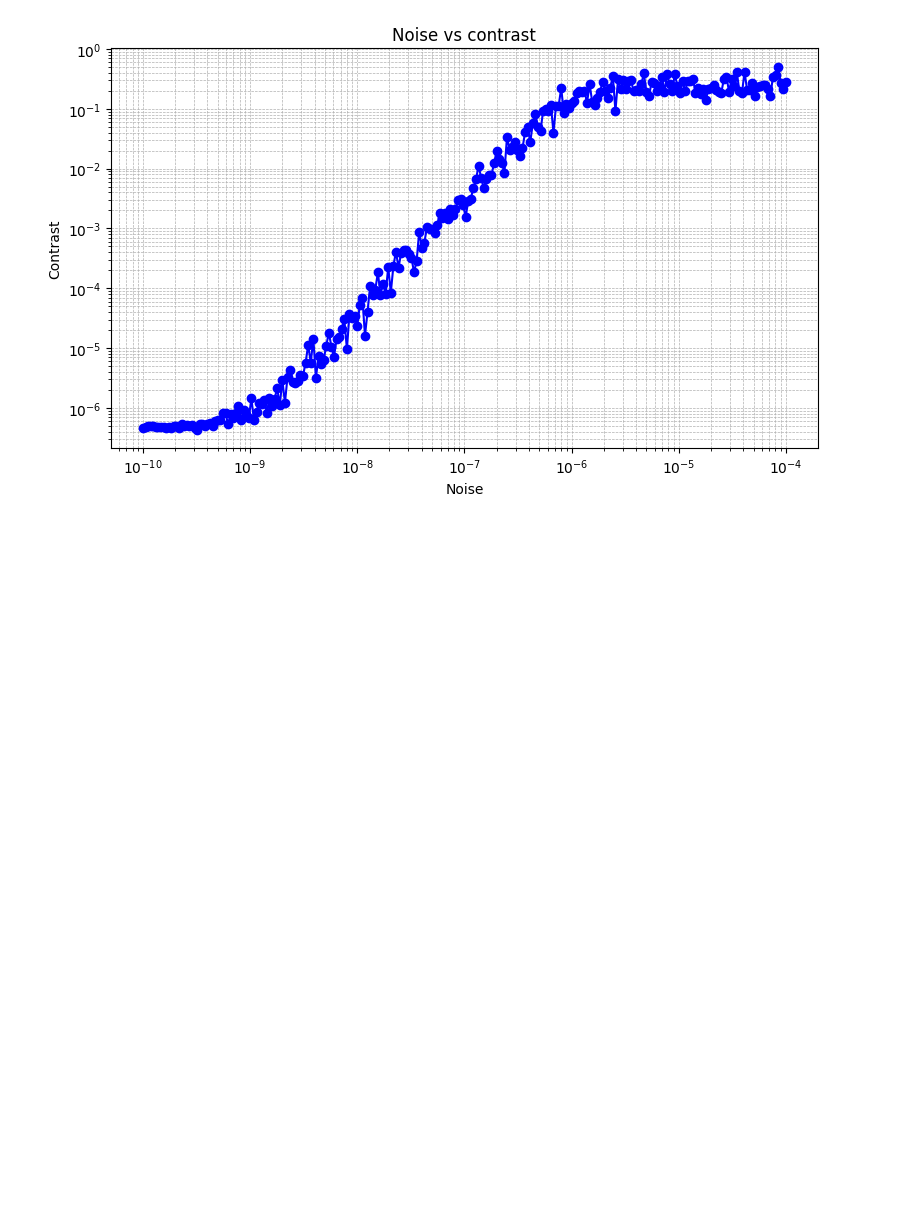
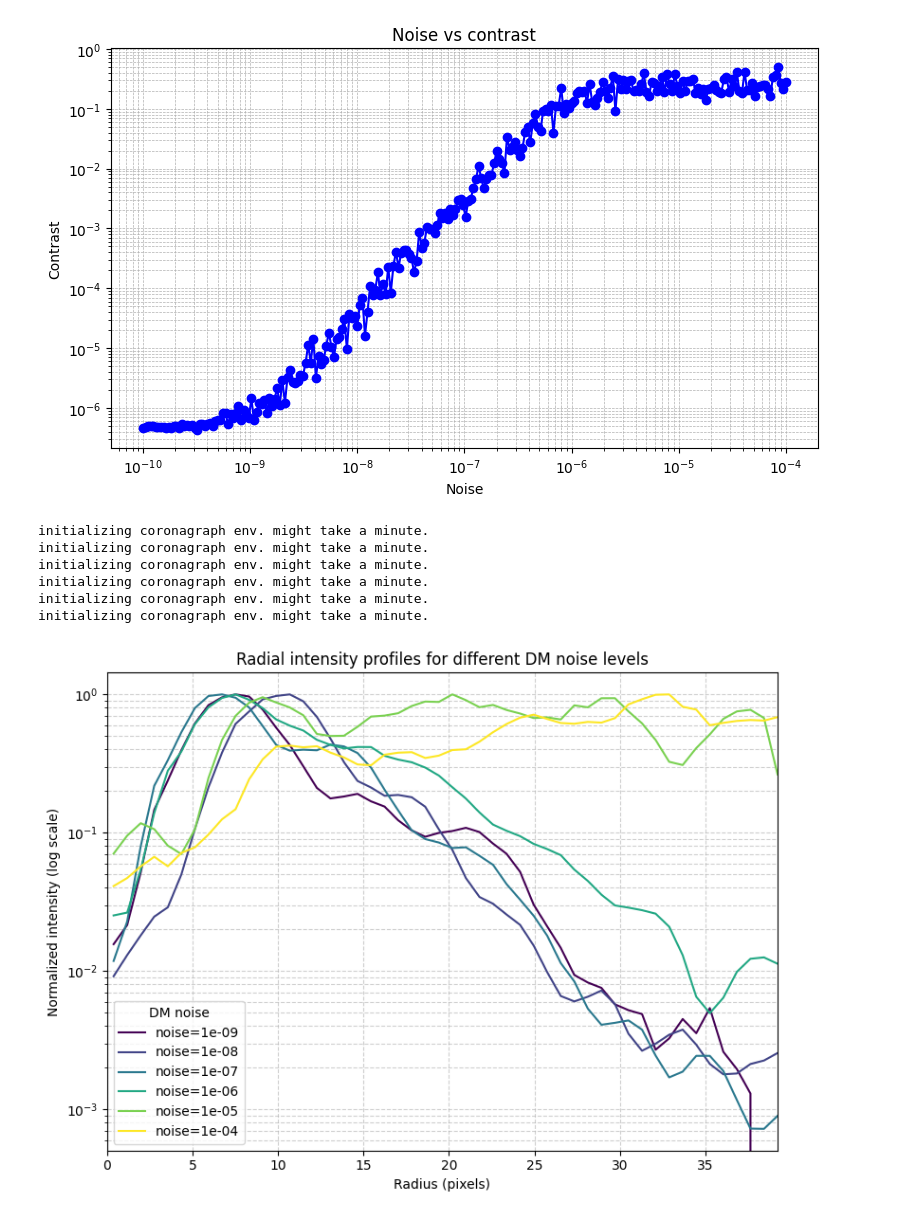
Before and after one commit to AlexeiKorolev/NASA-RL-Wavefront-Control, a Jupyter notebook: RL/coronagraph_properties.ipynb, the cells around one changed output. Saved outputs shown, nothing was run; the diff lists cells and outputs as text; code cells hidden in the pictures; blank space fills up the shorter version.

```diff
--- a/RL/coronagraph_properties.ipynb
+++ b/RL/coronagraph_properties.ipynb
@@ -309,3 +378,71 @@ plt.tight_layout()
 plt.show()
 # %% [output]
 [figure]
+# %%
+# generate coronagraph noisy images and plot their radial intensity profiles vs noise level
+
+# choose environment parameters
+env_kwargs = dict(
+    num_modes=100,
+    pixels=250,
+    oversizing_factor=1,
+    num_airy=7,
+    coronagraph_charge=6,
+    pixels_per_spacial_res=4
+)
+
+# noise levels to compare (choose a handful for clarity)
+noise_levels = np.logspace(-9, -4, 6)
+
+def radial_profile(image, center=None, nbins=200):
+    y, x = np.indices(image.shape)
+    if center is None:
+        center = np.array(image.shape) / 2.0
+    r = np.hypot(x - center[1], y - center[0]).ravel()
+    vals = image.ravel()
+    maxr = r.max()
+    bins = np.linspace(0, maxr, nbins + 1)
+    inds = np.digitize(r, bins)
+    bin_centers = 0.5 * (bins[:-1] + bins[1:])
+    radial_mean = np.array([vals[inds == i].mean() if np.any(inds == i) else 0.0 for i in range(1, len(bins))])
+    return bin_centers, radial_mean
+
+profiles = []
+radii = None
+
+for noise in noise_levels:
+    e = CoronagraphEnvironment(**env_kwargs)
+    e.set_random_dm(noise=noise)
+    img = e.get_camera_image(delta_t=1e3, coronagraph_enabled=True, crop=False)
+    # ensure 2D numpy array
+    img = np.array(img)
+    r, prof = radial_profile(img, nbins=50)
+    profiles.append(prof)
+    if radii is None:
+        radii = r
+
+# normalize profiles for shape comparison
+profiles_norm = [p / np.max(p) if np.max(p) > 0 else p for p in profiles]
+
+# plot radial profiles
+plt.figure(figsize=(8, 6))
+cmap = plt.get_cmap("viridis")
+for i, noise in enumerate(noise_levels):
+    plt.plot(radii, profiles_norm[i], label=f"noise={noise:.0e}", color=cmap(i / max(1, len(noise_levels) - 1)))
+plt.xlim(0, radii.max())
+plt.yscale("log")
+plt.xlabel("Radius (pixels)")
+plt.ylabel("Normalized intensity (log scale)")
+plt.title("Radial intensity profiles for different DM noise levels")
+plt.legend(title="DM noise")
+plt.grid(True, which="both", ls="--", alpha=0.6)
+plt.tight_layout()
+plt.show()
+# %% [output]
+initializing coronagraph env. might take a minute.
+initializing coronagraph env. might take a minute.
+initializing coronagraph env. might take a minute.
+initializing coronagraph env. might take a minute.
+initializing coronagraph env. might take a minute.
+initializing coronagraph env. might take a minute.
+[figure, added]
```
Also changed, not shown: parts of 12 cells of this notebook, 7 other files.
